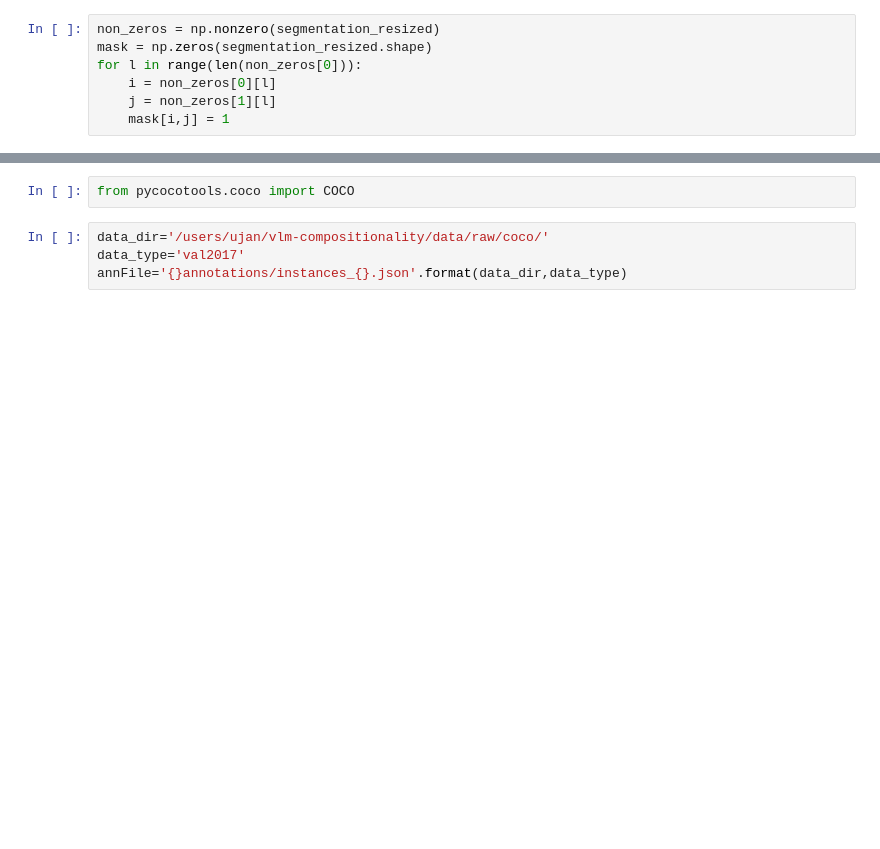
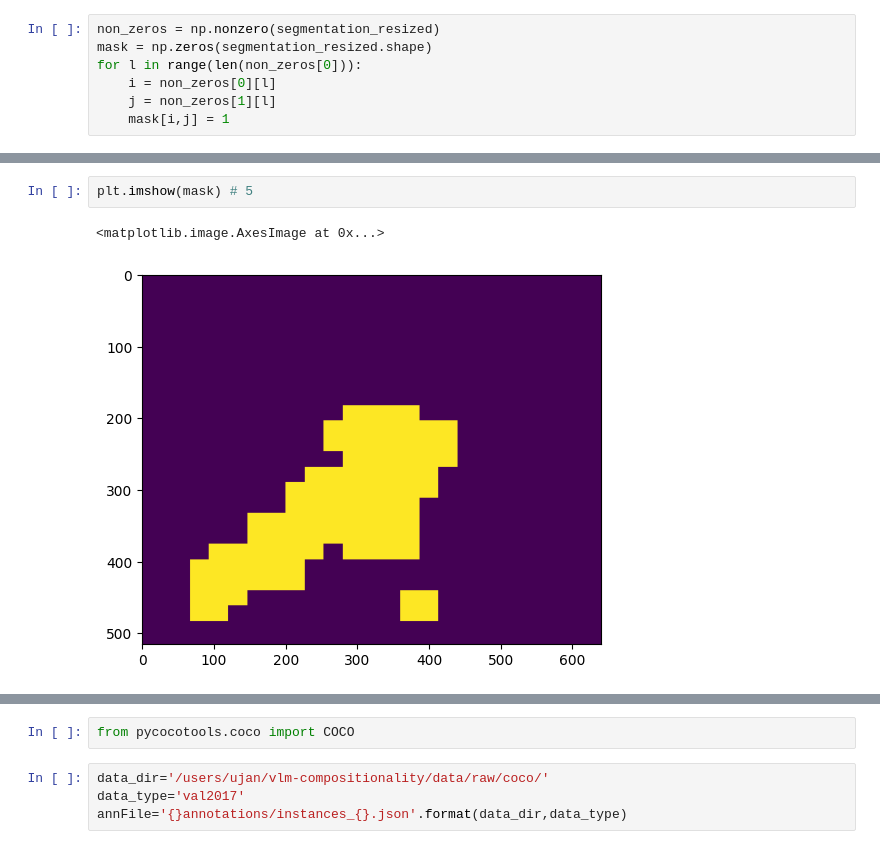
Before and after one commit to tatami-galaxy/vlm-interp, a Jupyter notebook: src/llava_sugarcrepe_logit_lens_loc_eval.ipynb, the cells around one changed output, grey strips where cells are left out. Cells and saved outputs as stored; diff of their text form; blank space fills up the shorter version.

```diff
--- a/src/llava_sugarcrepe_logit_lens_loc_eval.ipynb
+++ b/src/llava_sugarcrepe_logit_lens_loc_eval.ipynb
@@ -138,0 +131,5 @@ plt.imshow(mask)
+# %%
+plt.imshow(mask) # 5
+# %% [output]
+<matplotlib.image.AxesImage at 0x...>
+[figure, added]
```
Also changed, not shown: parts of 9 cells of this notebook, 5 other files.
